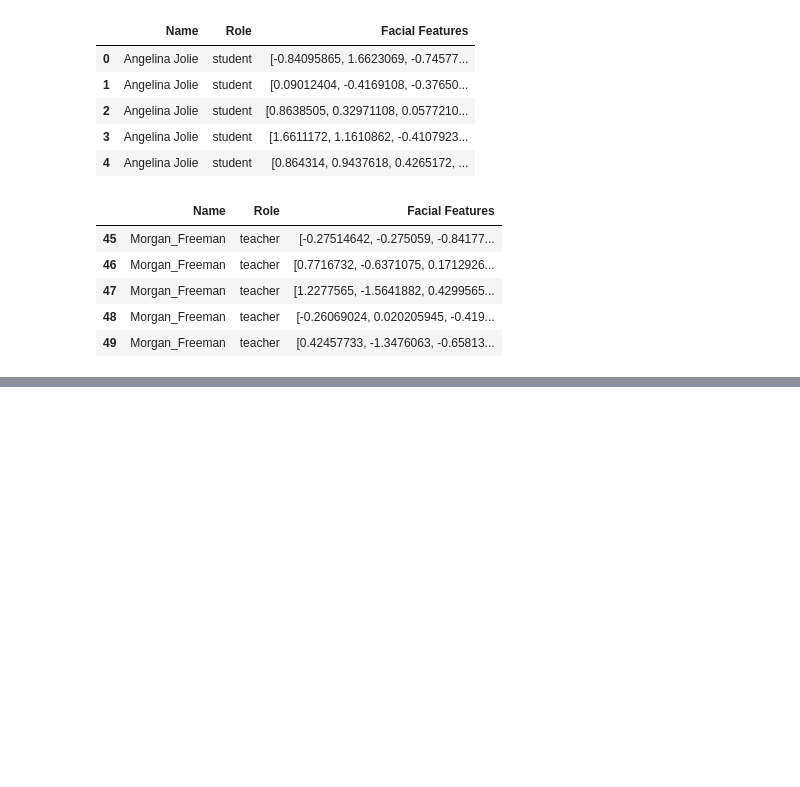
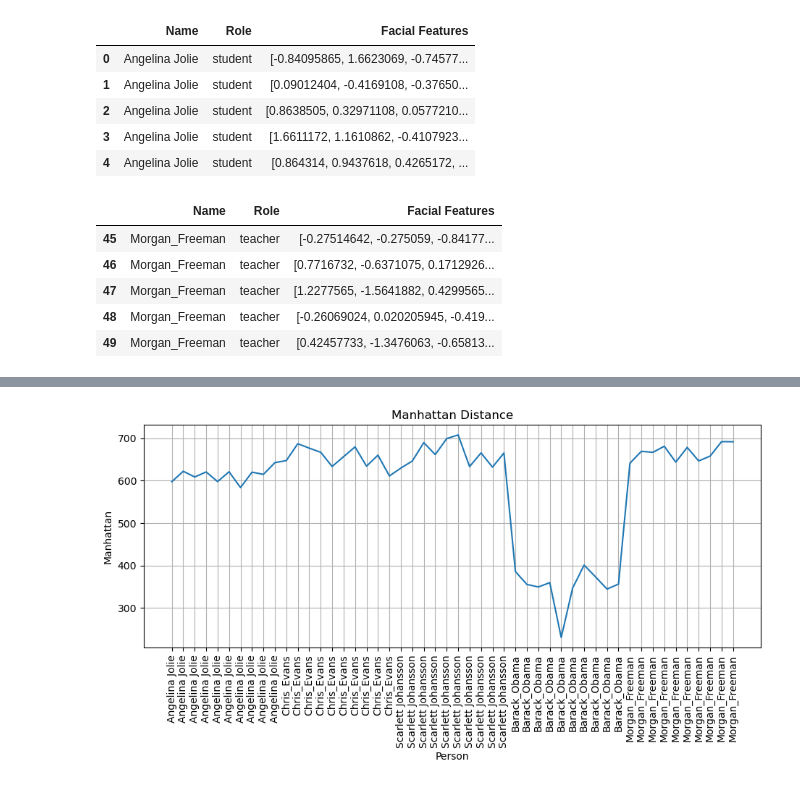
Before and after one commit to sbibek51/AIML-Lab-G5-Real-Time-Face-Detection-Attandence-System-, a Jupyter notebook: face_attendance/Face_recognition.ipynb, the cells around one changed output, grey strips where cells are left out. Saved outputs shown, nothing was run; the diff lists cells and outputs as text; code cells hidden in the pictures; blank space fills up the shorter version.

```diff
--- a/face_attendance/Face_recognition.ipynb
+++ b/face_attendance/Face_recognition.ipynb
@@ -63,0 +128,11 @@ df.tail(5)
+# %%
+plt.figure(figsize=(11,4))
+plt.plot(df_extended['manhattan'])
+plt.xlabel('Person')
+plt.ylabel('Manhattan')
+plt.xticks(ticks=list(range(len(df_extended['manhattan']))),labels=df_extended['Name'], rotation=90)
+plt.grid()
+plt.title('Manhattan Distance')
+plt.show()
+# %% [output]
+[figure, added]
```
Also changed, not shown: parts of 23 cells of this notebook, 3 other files.
